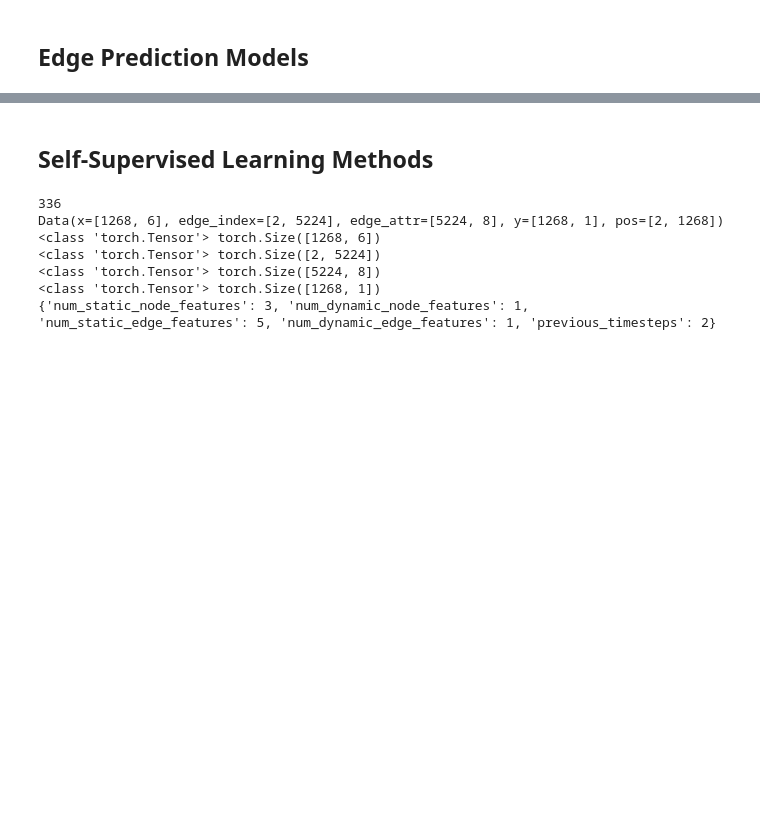
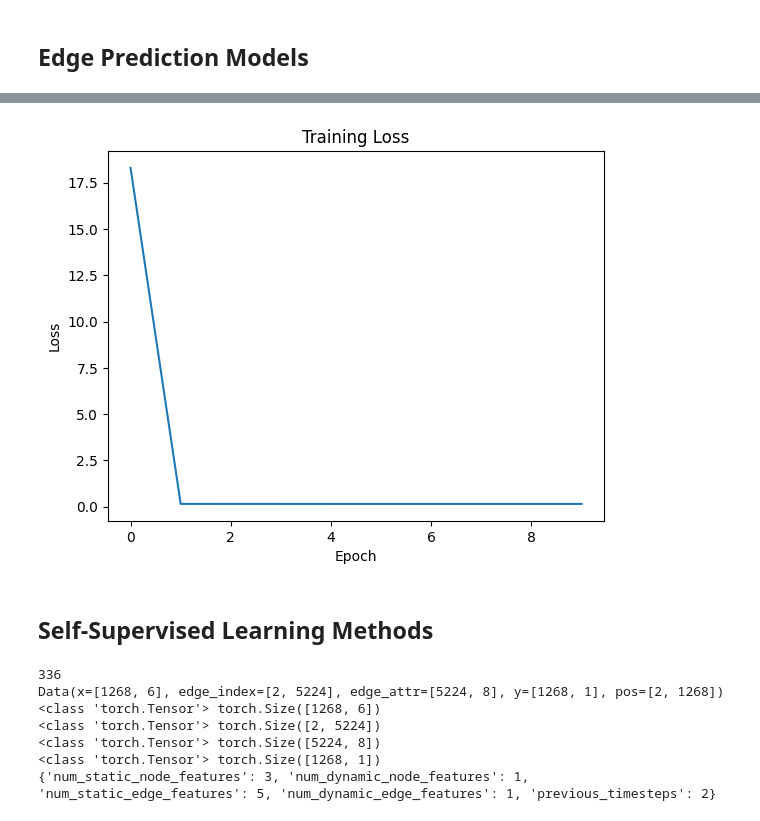
Before and after one commit to acostacos/gnn_flood_modeling, a Jupyter notebook: test.ipynb, the cells around one changed output, grey strips where cells are left out. Drawn from its saved outputs; the diff is of its cells as text; code cells hidden in the pictures; blank space fills up the shorter version.

```diff
--- a/test.ipynb
+++ b/test.ipynb
@@ -277,28 +112,18 @@ Data(x=[1268, 6], edge_index=[2, 5224], edge_attr=[5224, 8], y=[5224, 1], pos=[2
-# %%
-num_train = int(len(dataset) * 0.8) # 80% train, 20% test
-
-train_dataset = dataset[:num_train]
-# train_loader = DataLoader(train_dataset) # batch_size=32, shuffle=True
-
-test_dataset = dataset[num_train:]
-# test_loader = DataLoader(test_dataset) # batch_size=32, shuffle=True
-# %%
-device = 'cuda:0' if torch.cuda.is_available() else 'cpu'
-base_model_params = {
-    'static_node_features': info['num_static_node_features'],
-    'dynamic_node_features': info['num_dynamic_node_features'],
-    'static_edge_features': info['num_static_edge_features'],
-    'dynamic_edge_features': info['num_dynamic_edge_features'],
-    'previous_timesteps': info['previous_timesteps'],
-    'device': device,
-}
-lr_info = config['training_parameters']
-model_info = config['model_parameters']
+# %%
+edge_model_map = {
+    'EdgeGNN': EdgeGNN,
+}
 # %%
-edge_gnn_params = model_info['EdgeGNN']
-model = EdgeGNN(**edge_gnn_params, **base_model_params)
+model_name = 'EdgeGNN' # Choose from the ff: EdgeGNN
+model_params = config['model_parameters'][model_name]
+model = edge_model_map[model_name](**model_params, **base_model_params)
+
+num_epochs = 10
 optimizer = torch.optim.Adam(model.parameters(), lr=lr_info['learning_rate'], weight_decay=lr_info['weight_decay'])
 loss_func = torch.nn.L1Loss()
 
-train(model, train_dataset, loss_func, optimizer)
+trainer = EdgeRegressionTrainer(train_dataset=train_dataset, val_dataset=test_dataset, model=model,
+                                loss_func=loss_func, optimizer=optimizer, num_epochs=num_epochs, device=device)
+trainer.train()
+trainer.validate()
 # %% [output]
@@ -320,0 +140,5 @@ Inference time: 0.107029 seconds
+# %%
+stats = trainer.get_stats()
+stats.print_stats_summary()
+stats.plot_train_loss()
+# %% [output]
@@ -321,3 +152,4 @@ Inference time: 0.107029 seconds
+[figure, added]
 # %% [markdown]
 ## Self-Supervised Learning Methods
 # %%
```
Also changed, not shown: parts of 22 cells of this notebook, 7 other files.
